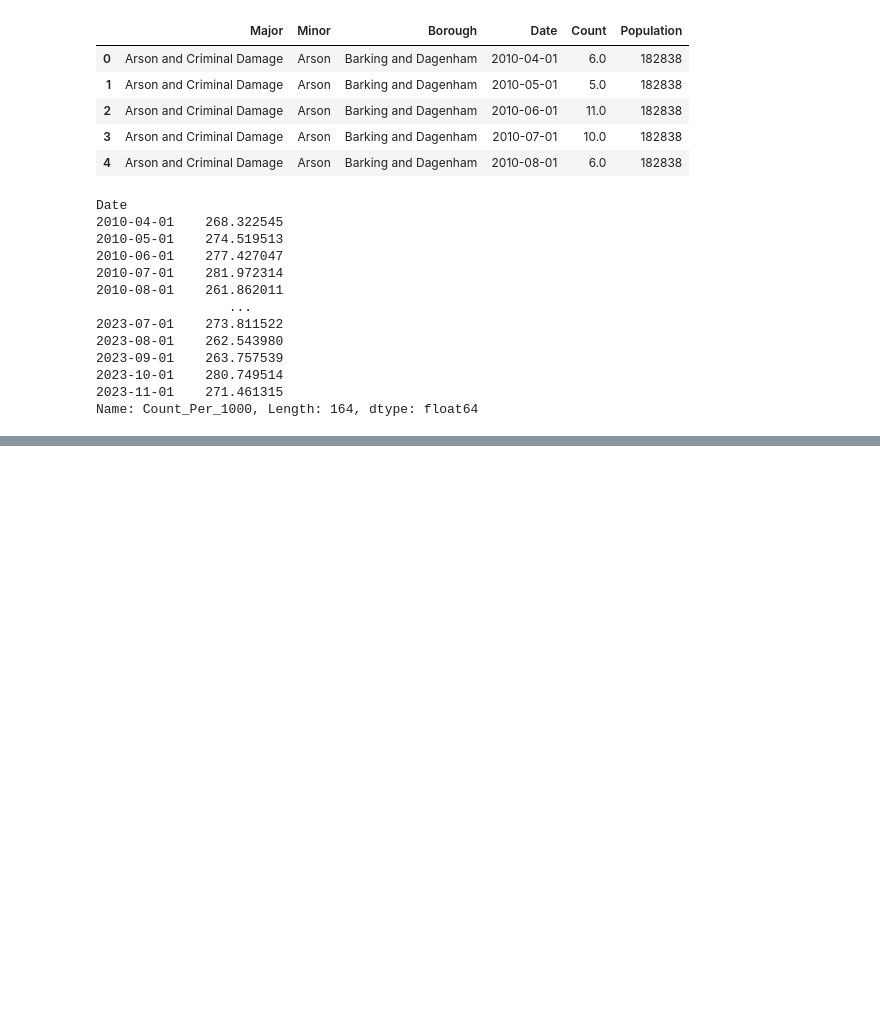
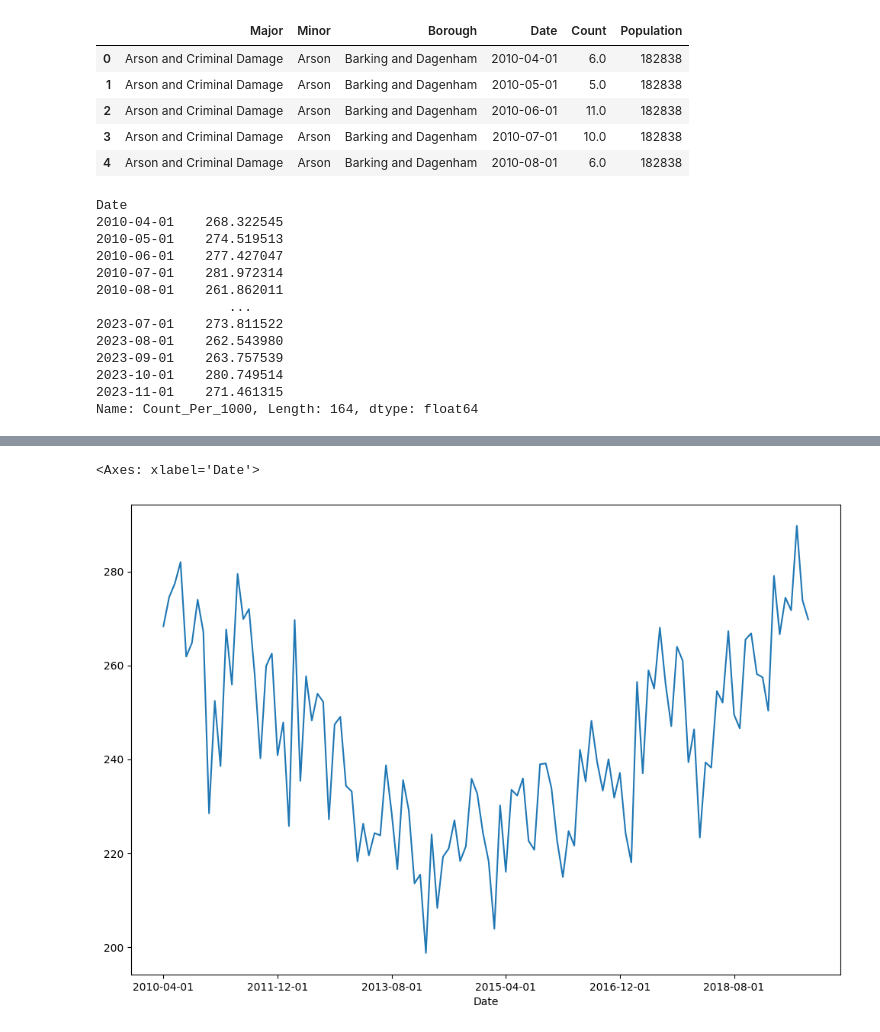
Before and after one commit to JamieW365/londoncrime, a Jupyter notebook: notebooks/exploratory/jw-3-modelling.ipynb, the cells around one changed output, grey strips where cells are left out. Cells and saved outputs as stored; diff of their text form; code cells hidden in the pictures; blank space fills up the shorter version.

```diff
--- a/notebooks/exploratory/jw-3-modelling.ipynb
+++ b/notebooks/exploratory/jw-3-modelling.ipynb
@@ -50,0 +61,5 @@ pd.plotting.autocorrelation_plot(total_crime_trend)
+# %%
+df_train.plot(figsize=(12, 8))
+# %% [output]
+<Axes: xlabel='Date'>
+[figure, added]
```
Also changed, not shown: parts of 23 cells of this notebook.
